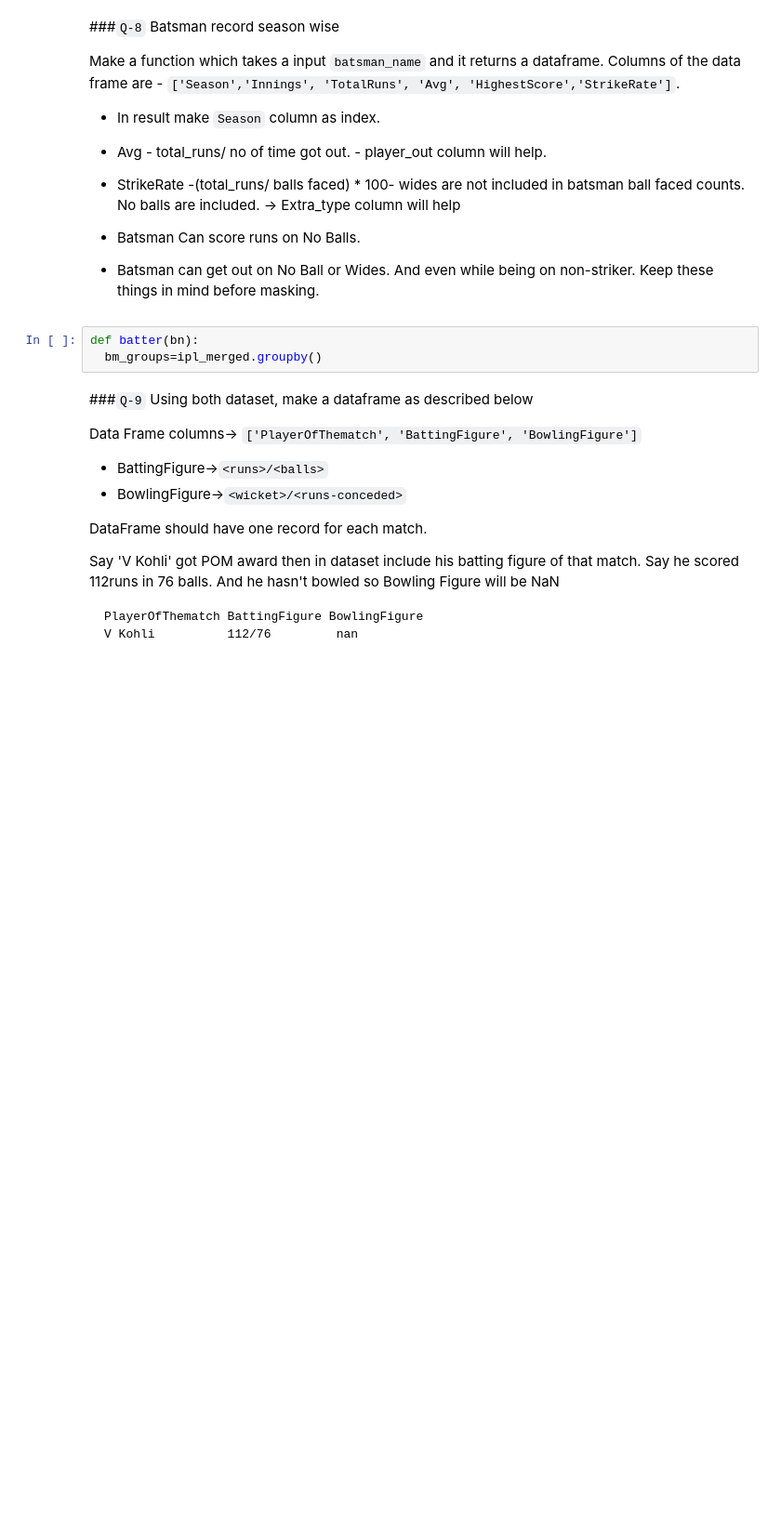
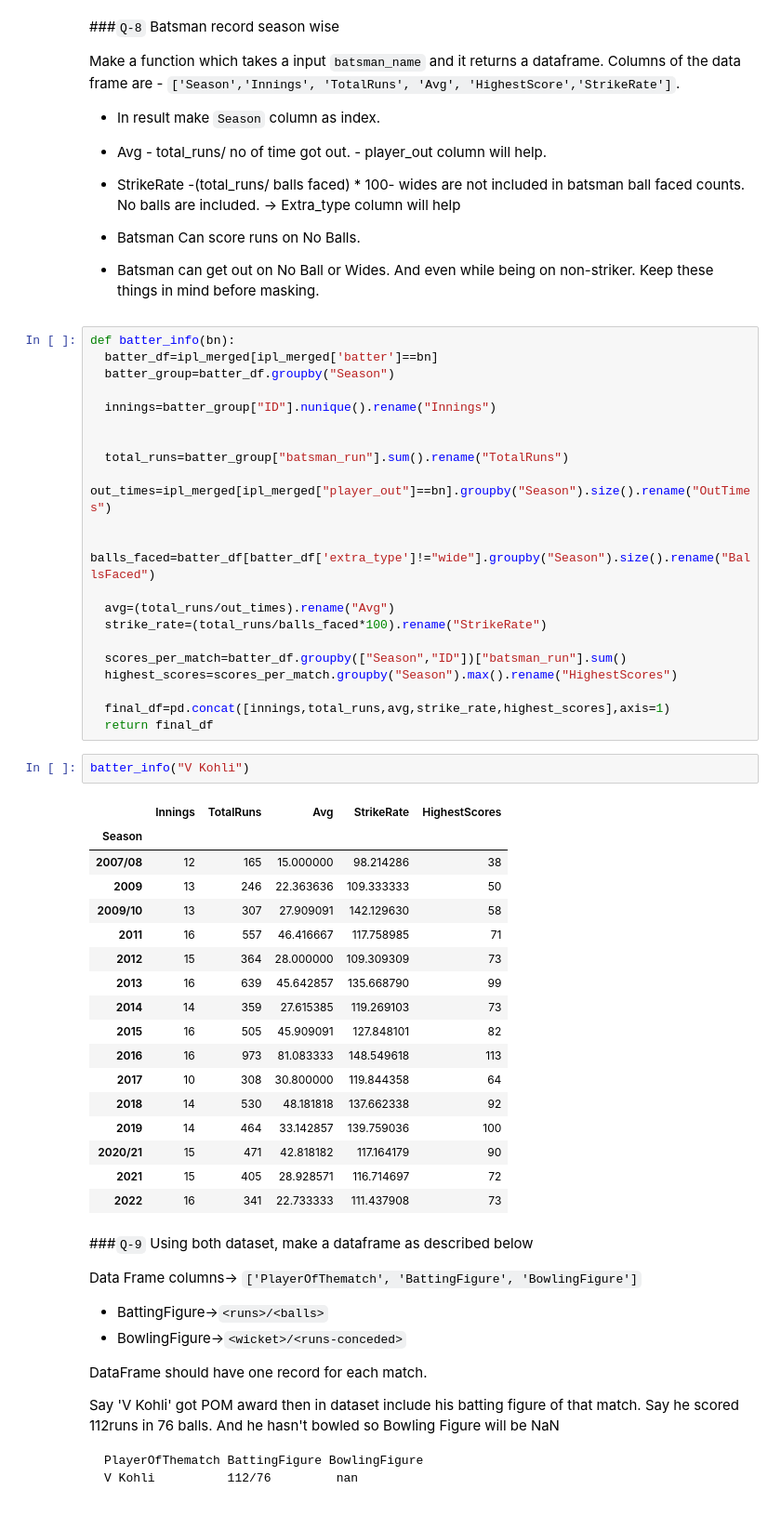
Before and after one commit to ushi-masuka/python-practice, a Jupyter notebook: day2001.ipynb, the cells around one changed output. Shown: that part at 93% size. Saved outputs shown, nothing was run; the diff lists cells and outputs as text; blank space fills up the shorter version.

```diff
--- a/day2001.ipynb
+++ b/day2001.ipynb
@@ -365,9 +374,47 @@ Columns of the data frame are - `['Season','Innings', 'TotalRuns', 'Avg', 'Highe
 * StrikeRate -(total_runs/ balls faced) * 100- wides are not included in batsman ball faced counts. No balls are included. -> Extra_type column will help
 * Batsman Can score runs on No Balls.
 * Batsman can get out on No Ball or Wides. And even while being on non-striker. Keep these things in mind before masking.
-# %%
-def batter(bn):
-  bm_groups=ipl_merged.groupby()
+# %%
+def batter_info(bn):
+  batter_df=ipl_merged[ipl_merged['batter']==bn]
+  batter_group=batter_df.groupby("Season")
+
+  innings=batter_group["ID"].nunique().rename("Innings")
+
+
+  total_runs=batter_group["batsman_run"].sum().rename("TotalRuns")
+  out_times=ipl_merged[ipl_merged["player_out"]==bn].groupby("Season").size().rename("OutTimes")
+
+  balls_faced=batter_df[batter_df['extra_type']!="wide"].groupby("Season").size().rename("BallsFaced")
+
+  avg=(total_runs/out_times).rename("Avg")
+  strike_rate=(total_runs/balls_faced*100).rename("StrikeRate")
+
+  scores_per_match=batter_df.groupby(["Season","ID"])["batsman_run"].sum()
+  highest_scores=scores_per_match.groupby("Season").max().rename("HighestScores")
+
+  final_df=pd.concat([innings,total_runs,avg,strike_rate,highest_scores],axis=1)
+  return final_df
+# %%
+batter_info("V Kohli")
+# %% [output]
+|  | Innings | TotalRuns | Avg | StrikeRate | HighestScores |
+| Season |  |  |  |  |  |
+| 2007/08 | 12 | 165 | 15.000000 | 98.214286 | 38 |
+| 2009 | 13 | 246 | 22.363636 | 109.333333 | 50 |
+| 2009/10 | 13 | 307 | 27.909091 | 142.129630 | 58 |
+| 2011 | 16 | 557 | 46.416667 | 117.758985 | 71 |
+| 2012 | 15 | 364 | 28.000000 | 109.309309 | 73 |
+| 2013 | 16 | 639 | 45.642857 | 135.668790 | 99 |
+| 2014 | 14 | 359 | 27.615385 | 119.269103 | 73 |
+| 2015 | 16 | 505 | 45.909091 | 127.848101 | 82 |
+| 2016 | 16 | 973 | 81.083333 | 148.549618 | 113 |
+| 2017 | 10 | 308 | 30.800000 | 119.844358 | 64 |
+| 2018 | 14 | 530 | 48.181818 | 137.662338 | 92 |
+| 2019 | 14 | 464 | 33.142857 | 139.759036 | 100 |
+| 2020/21 | 15 | 471 | 42.818182 | 117.164179 | 90 |
+| 2021 | 15 | 405 | 28.928571 | 116.714697 | 72 |
+| 2022 | 16 | 341 | 22.733333 | 111.437908 | 73 |
 # %% [markdown]
 ###`Q-9` Using both dataset, make a dataframe as described below
 
```
Also changed, not shown: parts of 9 cells of this notebook.
